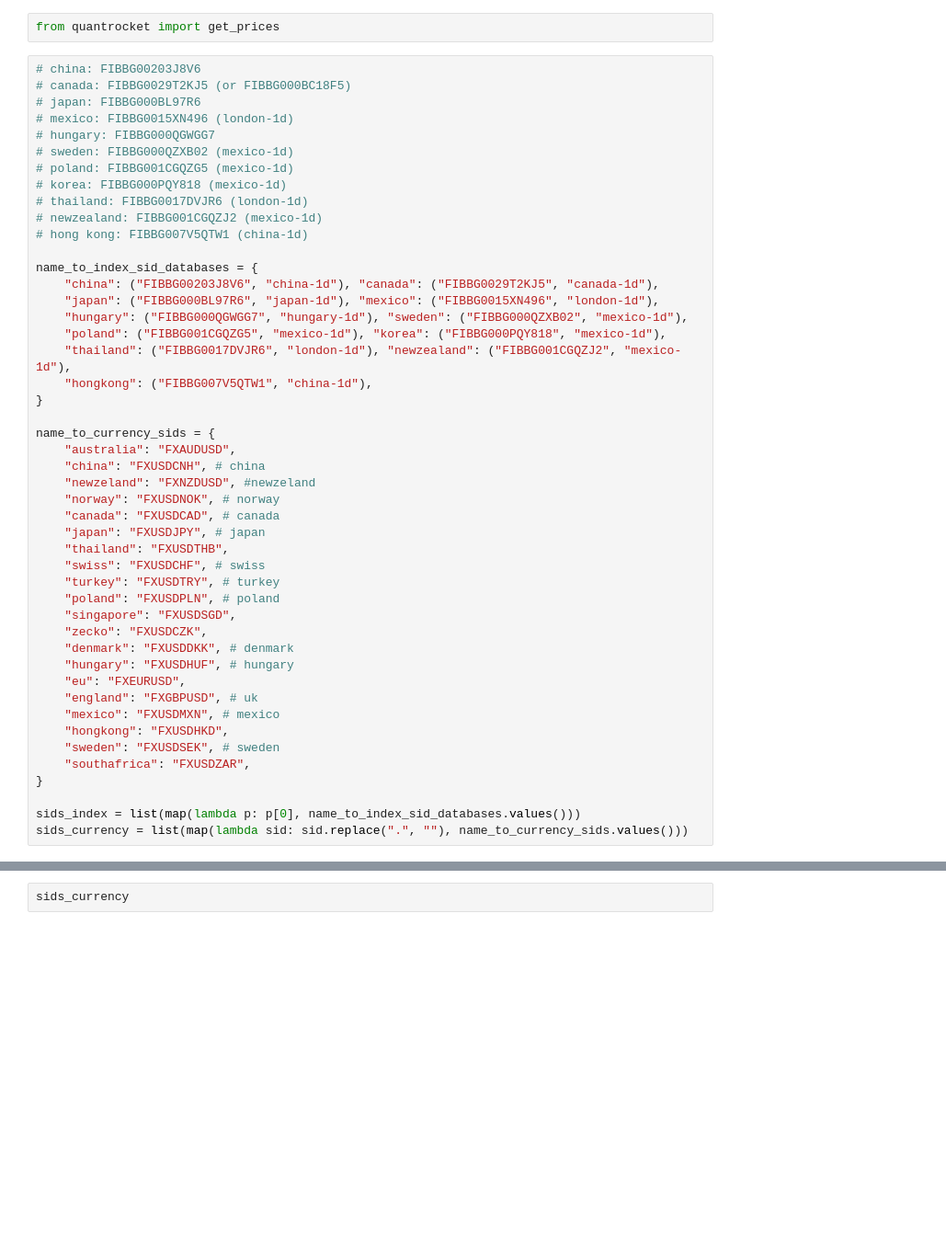
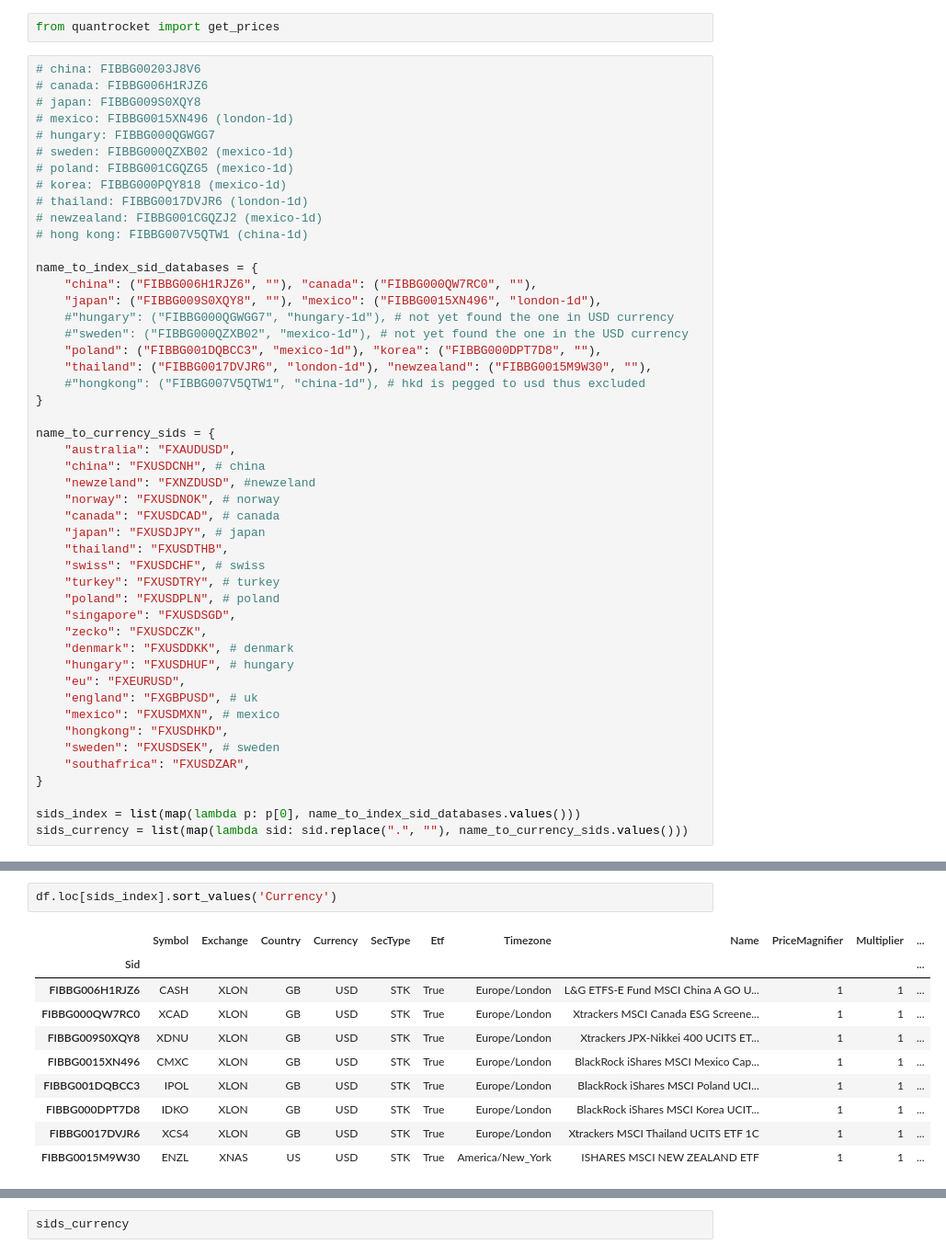
Before and after one commit to sculd/quantrocket_trading_currency_flow, a Jupyter notebook: sid_selection.ipynb, the cells around one changed output, grey strips where cells are left out. Shown: that part at 92% size. Cells and saved outputs as stored; diff of their text form; blank space fills up the shorter version.

Commit message:
update the index sids to all be based on USD only

```diff
--- a/sid_selection.ipynb
+++ b/sid_selection.ipynb
@@ -239,8 +231,8 @@ ingest_bundle("bundle-global-currency-flow-indices-1d")
 from quantrocket import get_prices
 # %%
 # china: FIBBG00203J8V6
-# canada: FIBBG0029T2KJ5 (or FIBBG000BC18F5)
-# japan: FIBBG000BL97R6
+# canada: FIBBG006H1RJZ6
+# japan: FIBBG009S0XQY8
 # mexico: FIBBG0015XN496 (london-1d)
 # hungary: FIBBG000QGWGG7
 # sweden: FIBBG000QZXB02 (mexico-1d)
@@ -251,12 +243,13 @@ from quantrocket import get_prices
 # hong kong: FIBBG007V5QTW1 (china-1d)
 
 name_to_index_sid_databases = {
-    "china": ("FIBBG00203J8V6", "china-1d"), "canada": ("FIBBG0029T2KJ5", "canada-1d"),
-    "japan": ("FIBBG000BL97R6", "japan-1d"), "mexico": ("FIBBG0015XN496", "london-1d"),
-    "hungary": ("FIBBG000QGWGG7", "hungary-1d"), "sweden": ("FIBBG000QZXB02", "mexico-1d"),
-    "poland": ("FIBBG001CGQZG5", "mexico-1d"), "korea": ("FIBBG000PQY818", "mexico-1d"),
-    "thailand": ("FIBBG0017DVJR6", "london-1d"), "newzealand": ("FIBBG001CGQZJ2", "mexico-1d"),
-    "hongkong": ("FIBBG007V5QTW1", "china-1d"),
+    "china": ("FIBBG006H1RJZ6", ""), "canada": ("FIBBG000QW7RC0", ""),
+    "japan": ("FIBBG009S0XQY8", ""), "mexico": ("FIBBG0015XN496", "london-1d"),
+    #"hungary": ("FIBBG000QGWGG7", "hungary-1d"), # not yet found the one in USD currency
+    #"sweden": ("FIBBG000QZXB02", "mexico-1d"), # not yet found the one in the USD currency
+    "poland": ("FIBBG001DQBCC3", "mexico-1d"), "korea": ("FIBBG000DPT7D8", ""),
+    "thailand": ("FIBBG0017DVJR6", "london-1d"), "newzealand": ("FIBBG0015M9W30", ""),
+    #"hongkong": ("FIBBG007V5QTW1", "china-1d"), # hkd is pegged to usd thus excluded
 }
 
 name_to_currency_sids = {
@@ -346,0 +341,13 @@ df[
+# %%
+df.loc[sids_index].sort_values('Currency')
+# %% [output]
+|  | Symbol | Exchange | Country | Currency | SecType | Etf | Timezone | Name | PriceMagnifier | Multiplier | ... |
+| Sid |  |  |  |  |  |  |  |  |  |  | ... |
+| FIBBG006H1RJZ6 | CASH | XLON | GB | USD | STK | True | Europe/London | L&G ETFS-E Fund MSCI China A GO U... | 1 | 1 | ... |
+| FIBBG000QW7RC0 | XCAD | XLON | GB | USD | STK | True | Europe/London | Xtrackers MSCI Canada ESG Screene... | 1 | 1 | ... |
+| FIBBG009S0XQY8 | XDNU | XLON | GB | USD | STK | True | Europe/London | Xtrackers JPX-Nikkei 400 UCITS ET... | 1 | 1 | ... |
+| FIBBG0015XN496 | CMXC | XLON | GB | USD | STK | True | Europe/London | BlackRock iShares MSCI Mexico Cap... | 1 | 1 | ... |
+| FIBBG001DQBCC3 | IPOL | XLON | GB | USD | STK | True | Europe/London | BlackRock iShares MSCI Poland UCI... | 1 | 1 | ... |
+| FIBBG000DPT7D8 | IDKO | XLON | GB | USD | STK | True | Europe/London | BlackRock iShares MSCI Korea UCIT... | 1 | 1 | ... |
+| FIBBG0017DVJR6 | XCS4 | XLON | GB | USD | STK | True | Europe/London | Xtrackers MSCI Thailand UCITS ETF 1C | 1 | 1 | ... |
+| FIBBG0015M9W30 | ENZL | XNAS | US | USD | STK | True | America/New_York | ISHARES MSCI NEW ZEALAND ETF | 1 | 1 | ... |
```
Also changed, not shown: parts of 14 cells of this notebook, 2 other files.
